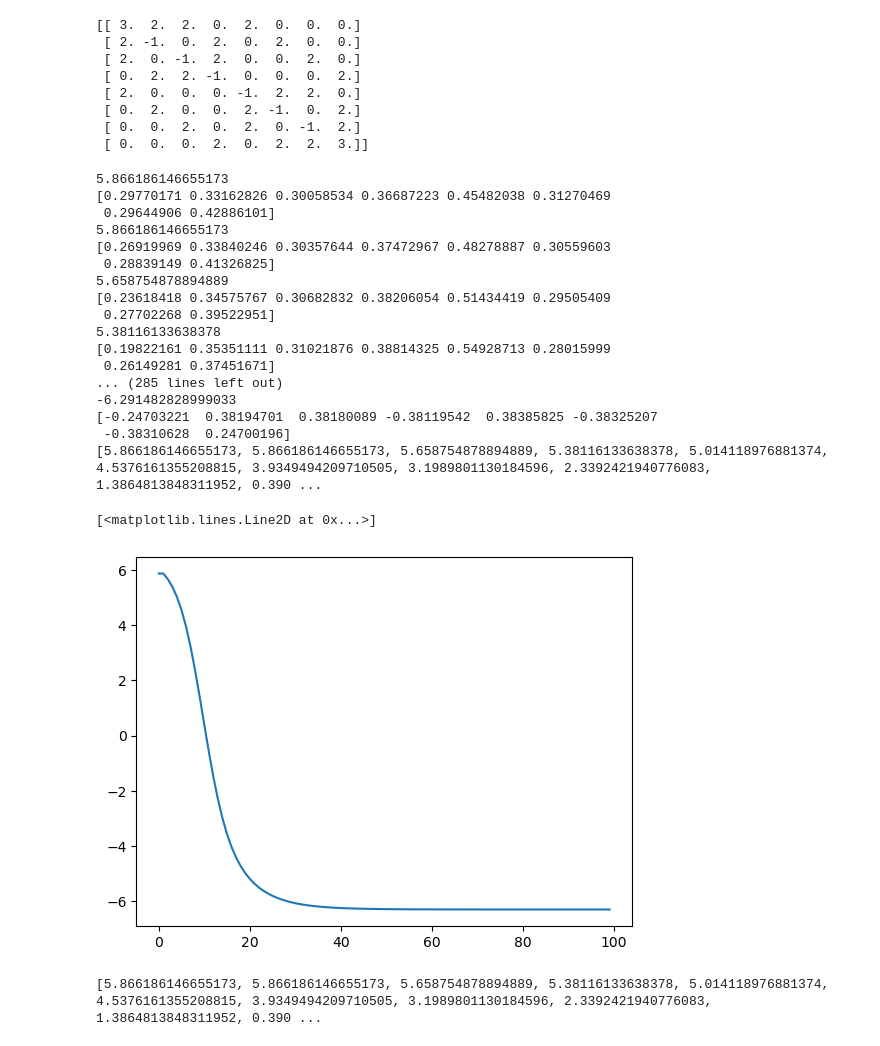
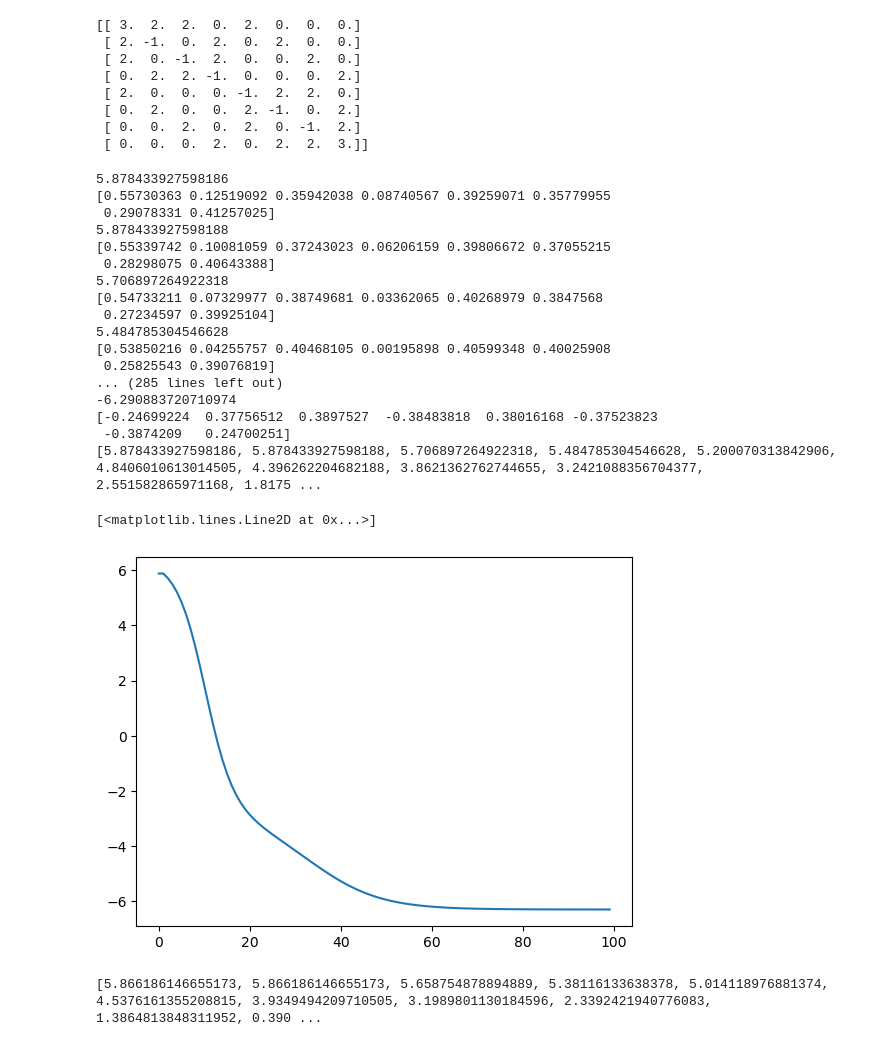
Before and after one commit to nguyenvulinh666/Variational-Quantum-EigeinSolver, a Jupyter notebook: Complete_VQE.ipynb, the cells around one changed output. Cells and saved outputs as stored; diff of their text form; code cells hidden in the pictures.

```diff
--- a/Complete_VQE.ipynb
+++ b/Complete_VQE.ipynb
@@ -2650,7 +2668,7 @@ for i in range(len(initial_state)):
 # %%
 from scipy.linalg import expm, sinm, cosm
 
-# initial_state = np.array([0.55730363, 0.12519092, 0.35942038, 0.08740567, 0.39259071, 0.35779955, 0.29078331, 0.41257025])
+initial_state = np.array([0.55730363, 0.12519092, 0.35942038, 0.08740567, 0.39259071, 0.35779955, 0.29078331, 0.41257025])
 n = 3
 
 # initial_state = np.zeros(2**n)+0.5
@@ -2659,51 +2677,51 @@ n = 3
 # initial_state = np.array([-6.84290006e-44, -3.77495775e-01, -5.43316895e-01, -2.74287810e-01,
 #  -1.51300215e-01, -4.22352455e-01, -5.34599418e-01, -5.67008743e-44])
 
-initial_state = np.random.rand(2**n)+1.2
+# initial_state = np.random.rand(2**n)+1.2
 initial_state = initial_state/np.linalg.norm(initial_state)
 
 energy = []
 hamiltonian = Ising_hamiltonian(n,2).to_matrix().real
 
 interation = 100
 dt = 0.02
 
 state_vector = initial_state
 
 # normalized_coeffcient = np.dot(np.dot(np.transpose(initial_state), hamiltonian), initial_state)
 
 for i in range(interation):
     internal_energy = np.dot(np.dot(np.transpose(state_vector), hamiltonian), state_vector)
     print(internal_energy)
     energy.append(internal_energy)
 
     state_vector = np.dot(np.array(expm(-(dt*i)*hamiltonian)), initial_state)
     state_vector = state_vector/np.linalg.norm(state_vector)
     print(state_vector)
 
 print(energy)
 
 plt.plot(energy)
 # %% [output]
-5.866186146655173
-[0.29770171 0.33162826 0.30058534 0.36687223 0.45482038 0.31270469
- 0.29644906 0.42886101]
-5.866186146655173
-[0.26919969 0.33840246 0.30357644 0.37472967 0.48278887 0.30559603
- 0.28839149 0.41326825]
-5.658754878894889
-[0.23618418 0.34575767 0.30682832 0.38206054 0.51434419 0.29505409
- 0.27702268 0.39522951]
-5.38116133638378
-[0.19822161 0.35351111 0.31021876 0.38814325 0.54928713 0.28015999
- 0.26149281 0.37451671]
+5.878433927598186
+[0.55730363 0.12519092 0.35942038 0.08740567 0.39259071 0.35779955
+ 0.29078331 0.41257025]
+5.878433927598188
+[0.55339742 0.10081059 0.37243023 0.06206159 0.39806672 0.37055215
+ 0.28298075 0.40643388]
+5.706897264922318
+[0.54733211 0.07329977 0.38749681 0.03362065 0.40268979 0.3847568
+ 0.27234597 0.39925104]
+5.484785304546628
+[0.53850216 0.04255757 0.40468105 0.00195898 0.40599348 0.40025908
+ 0.25825543 0.39076819]
 ... (285 lines left out)
--6.291482828999033
-[-0.24703221  0.38194701  0.38180089 -0.38119542  0.38385825 -0.38325207
- -0.38310628  0.24700196]
-[5.866186146655173, 5.866186146655173, 5.658754878894889, 5.38116133638378, 5.014118976881374, 4.5376161355208815, 3.9349494209710505, 3.1989801130184596, 2.3392421940776083, 1.3864813848311952, 0.390 ...
+-6.290883720710974
+[-0.24699224  0.37756512  0.3897527  -0.38483818  0.38016168 -0.37523823
+ -0.3874209   0.24700251]
+[5.878433927598186, 5.878433927598188, 5.706897264922318, 5.484785304546628, 5.200070313842906, 4.8406010613014505, 4.396262204682188, 3.8621362762744655, 3.2421088356704377, 2.551582865971168, 1.8175 ...
 [<matplotlib.lines.Line2D at 0x...>]
-[figure, old version]
+[figure, new version]
 # %%
 print(energy)
 # %% [output]
```
Also changed, not shown: parts of 12 cells of this notebook, 7 other files.
